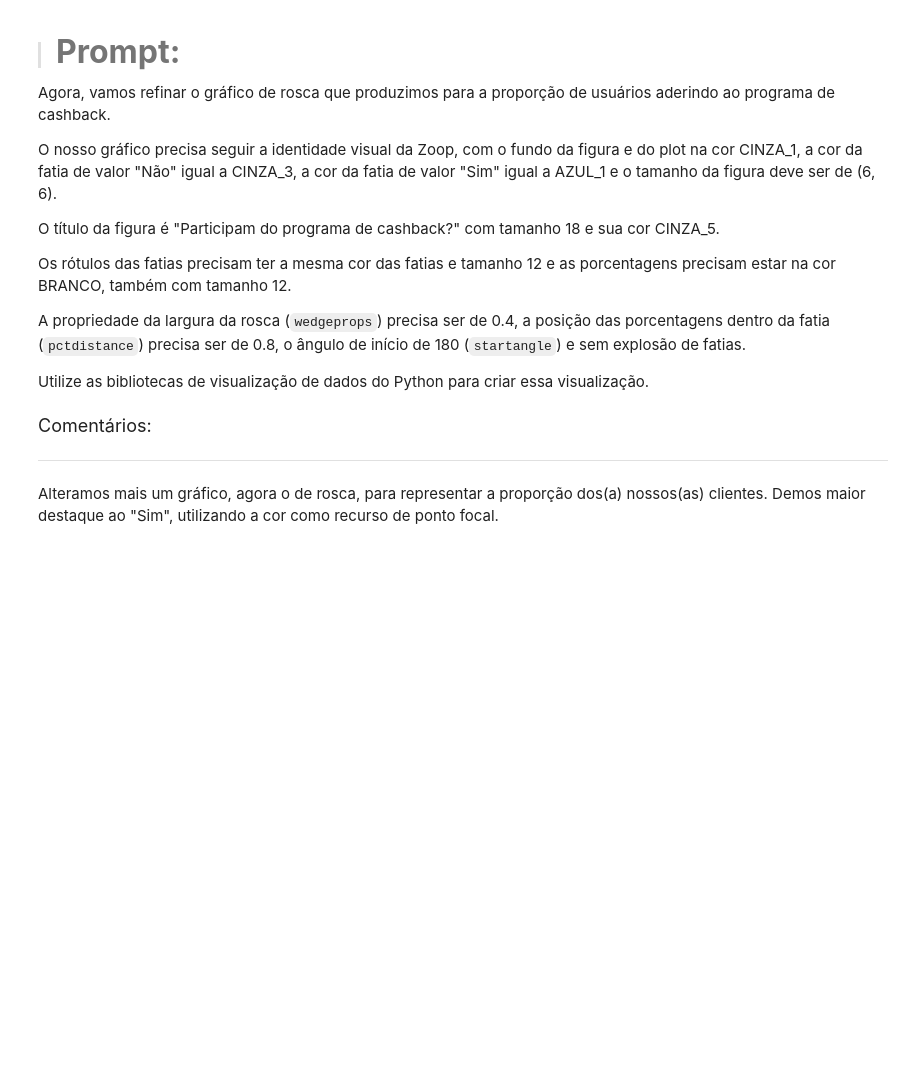
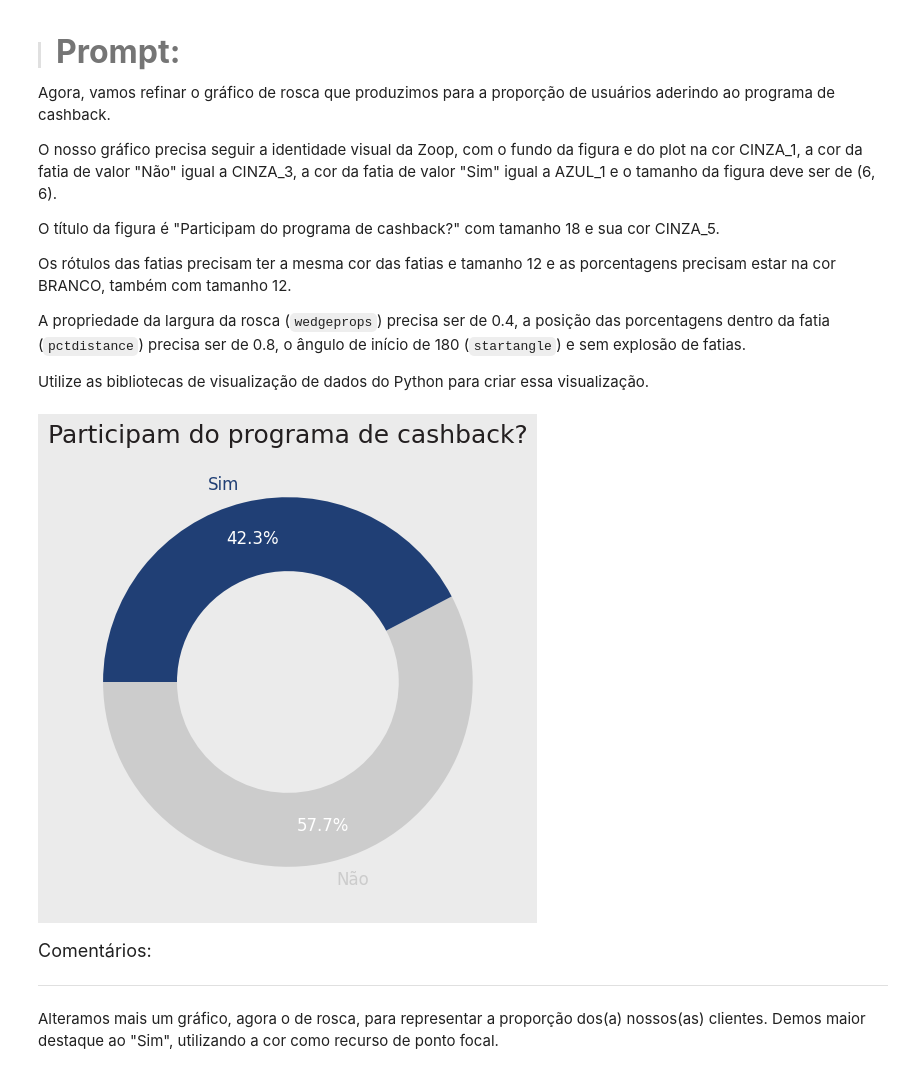
Before and after one commit to Enoque12/Projecto_Inicial_IA_Aplicada_na_Ciencia_de_Dados, a Jupyter notebook: Projeto_Inicial_IA_aplicada_a_Data_Science.ipynb, the cells around one changed output. Drawn from its saved outputs; the diff is of its cells as text; code cells hidden in the pictures; blank space fills up the shorter version.

```diff
--- a/Projeto_Inicial_IA_aplicada_a_Data_Science.ipynb
+++ b/Projeto_Inicial_IA_aplicada_a_Data_Science.ipynb
@@ -1723,3 +1824,46 @@ Os rótulos das fatias precisam ter a mesma cor das fatias e tamanho 12 e as por
 A propriedade da largura da rosca (`wedgeprops`) precisa ser de 0.4, a posição das porcentagens dentro da fatia (`pctdistance`) precisa ser de 0.8, o ângulo de início de 180 (`startangle`) e sem explosão de fatias.
 
 Utilize as bibliotecas de visualização de dados do Python para criar essa visualização.
+# %%
+# Calcular a proporção de adesão ao cashback
+proporcao_cashback = df['cashback'].value_counts(normalize=True)
+
+# Mapeamento de cores para cada resposta
+cores = [CINZA_3 if label == "Não" else AZUL_1 for label in proporcao_cashback.index]
+
+# Criar figura e fundo
+fig, ax = plt.subplots(figsize=(6, 6))
+fig.patch.set_facecolor(CINZA_1)
+ax.set_facecolor(CINZA_1)
+
+# Criar gráfico de rosca
+wedges, texts, autotexts = ax.pie(
+    proporcao_cashback,
+    labels=proporcao_cashback.index,
+    colors=cores,
+    autopct='%1.1f%%',
+    startangle=180,
+    wedgeprops=dict(width=0.4),
+    pctdistance=0.8
+)
+
+# Personalizar rótulos das fatias
+for text, cor in zip(texts, cores):
+    text.set_color(cor)
+    text.set_fontsize(12)
+
+# Personalizar porcentagens
+for autotext in autotexts:
+    autotext.set_color(BRANCO)
+    autotext.set_fontsize(12)
+
+# Título
+ax.set_title(
+    "Participam do programa de cashback?",
+    fontsize=18,
+    color=CINZA_5
+)
+
+plt.show()
+# %% [output]
+[figure, added]
```
Also changed, not shown: parts of 21 cells of this notebook.
